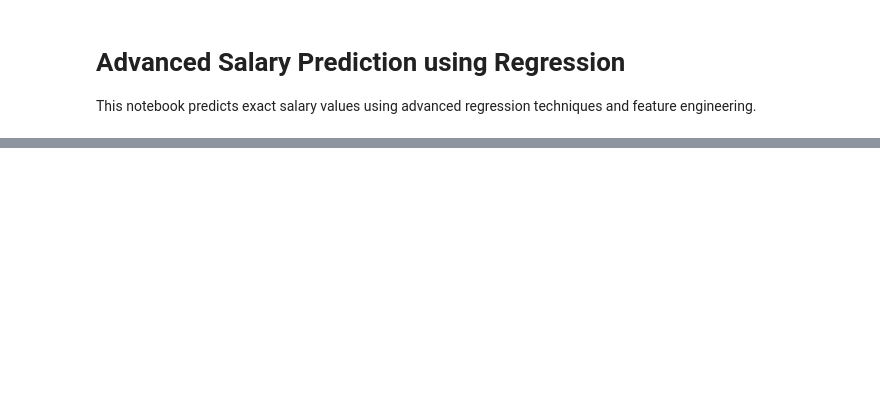
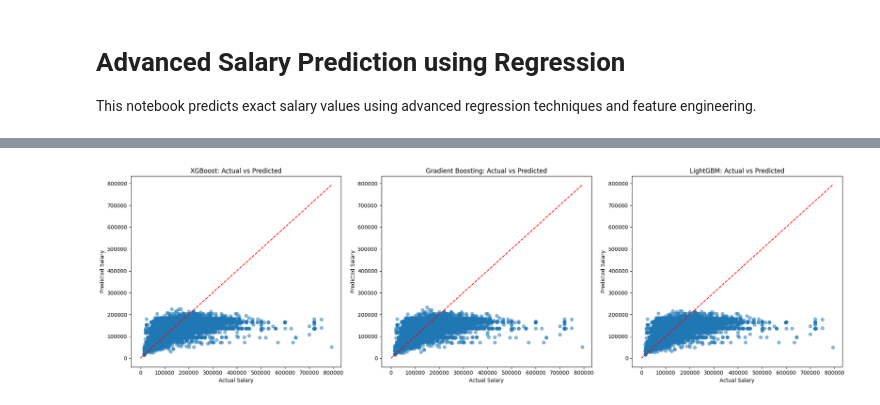
Before and after one commit to Zpicard/CIS490_Project, a Jupyter notebook: XGBoost_200AndUnder_FinalModel.ipynb, the cells around one changed output, grey strips where cells are left out. Saved outputs shown, nothing was run; the diff lists cells and outputs as text; code cells hidden in the pictures; blank space fills up the shorter version.

```diff
--- a/XGBoost_200AndUnder_FinalModel.ipynb
+++ b/XGBoost_200AndUnder_FinalModel.ipynb
@@ -281,0 +393,28 @@ plt.show()
+# %%
+fig, (ax1, ax2, ax3) = plt.subplots(1, 3, figsize=(20, 6))
+
+# XGBoost
+ax1.scatter(np.expm1(y_test), xgb_pred, alpha=0.5)
+ax1.plot([0, np.expm1(y_test).max()], [0, np.expm1(y_test).max()], 'r--')
+ax1.set_title('XGBoost: Actual vs Predicted')
+ax1.set_xlabel('Actual Salary')
+ax1.set_ylabel('Predicted Salary')
+
+# Gradient Boosting
+ax2.scatter(np.expm1(y_test), gb_pred, alpha=0.5)
+ax2.plot([0, np.expm1(y_test).max()], [0, np.expm1(y_test).max()], 'r--')
+ax2.set_title('Gradient Boosting: Actual vs Predicted')
+ax2.set_xlabel('Actual Salary')
+ax2.set_ylabel('Predicted Salary')
+
+# LightGBM
+ax3.scatter(np.expm1(y_test), lgb_pred, alpha=0.5)
+ax3.plot([0, np.expm1(y_test).max()], [0, np.expm1(y_test).max()], 'r--')
+ax3.set_title('LightGBM: Actual vs Predicted')
+ax3.set_xlabel('Actual Salary')
+ax3.set_ylabel('Predicted Salary')
+
+plt.tight_layout()
+plt.show()
+# %% [output]
+[figure, added]
```
Also changed, not shown: parts of 7 cells of this notebook.
